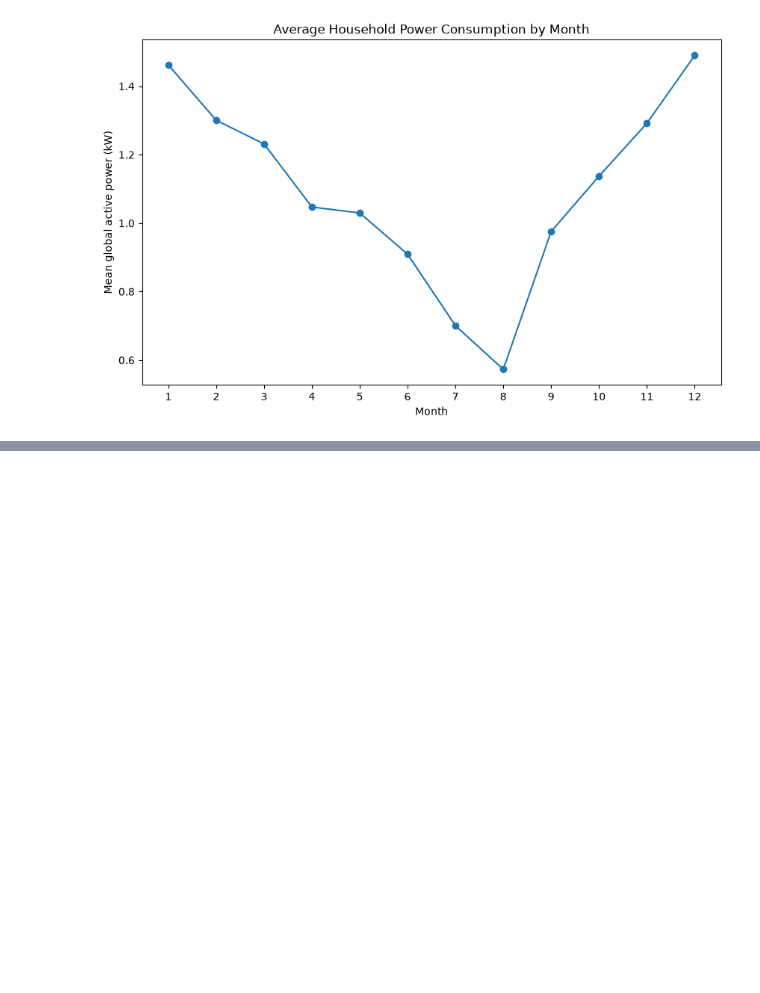
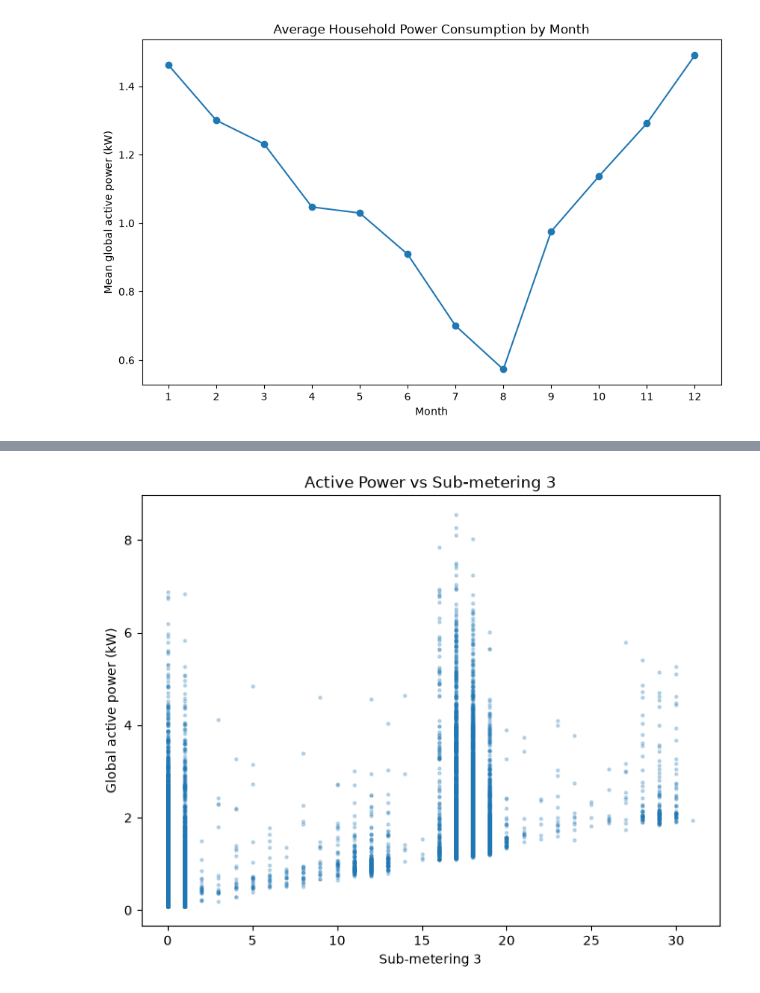
Before and after one commit to dmurray-data/deep-learning-tabular, a Jupyter notebook: notebooks/02_eda.ipynb, the cells around one changed output, grey strips where cells are left out. Cells and saved outputs as stored; diff of their text form; code cells hidden in the pictures; blank space fills up the shorter version.

```diff
--- a/notebooks/02_eda.ipynb
+++ b/notebooks/02_eda.ipynb
@@ -270,0 +367,17 @@ plt.show()
+# %%
+plt.figure(figsize=(8, 6))
+
+plt.scatter(
+    sample["Sub_metering_3"],
+    sample["Global_active_power"],
+    s=5,
+    alpha=0.25
+)
+
+plt.xlabel("Sub-metering 3")
+plt.ylabel("Global active power (kW)")
+plt.title("Active Power vs Sub-metering 3")
+
+plt.show()
+# %% [output]
+[figure, added]
```
Also changed, not shown: parts of 6 cells of this notebook.
